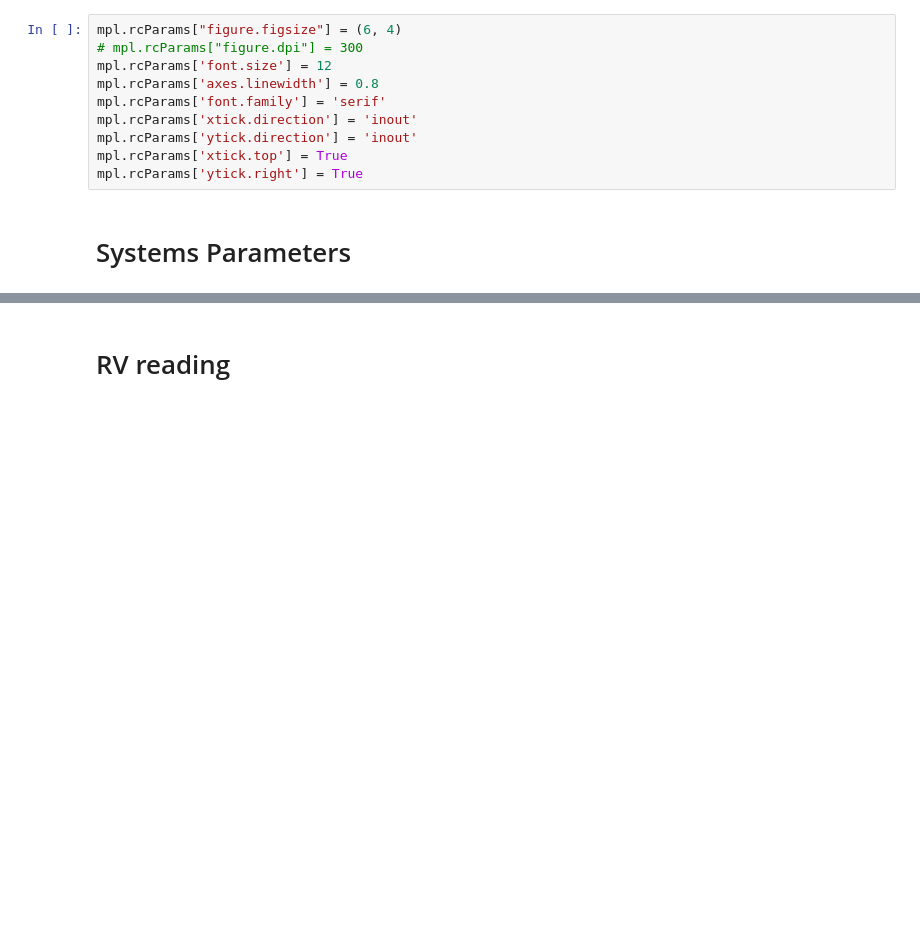
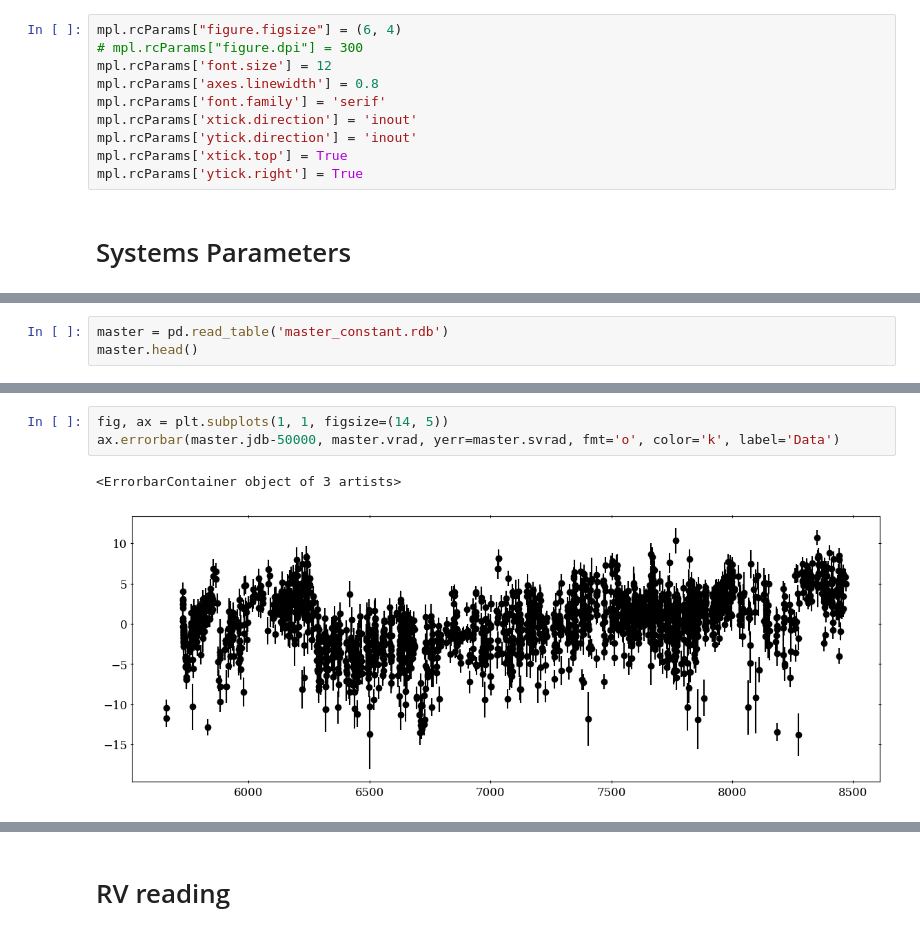
Before and after one commit to juanserrano90/sophieML, a Jupyter notebook: tests-1planet.ipynb, the cells around one changed output, grey strips where cells are left out. Saved outputs shown, nothing was run; the diff lists cells and outputs as text; blank space fills up the shorter version.

```diff
--- a/tests-1planet.ipynb
+++ b/tests-1planet.ipynb
@@ -57,0 +78,3 @@ stars = {
+# %%
+master = pd.read_table('master_constant.rdb')
+master.head()
@@ -57,0 +88,6 @@ stars = {
+# %%
+fig, ax = plt.subplots(1, 1, figsize=(14, 5))
+ax.errorbar(master.jdb-50000, master.vrad, yerr=master.svrad, fmt='o', color='k', label='Data')
+# %% [output]
+<ErrorbarContainer object of 3 artists>
+[figure, added]
```
Also changed, not shown: parts of 22 cells of this notebook, 14 other files.
